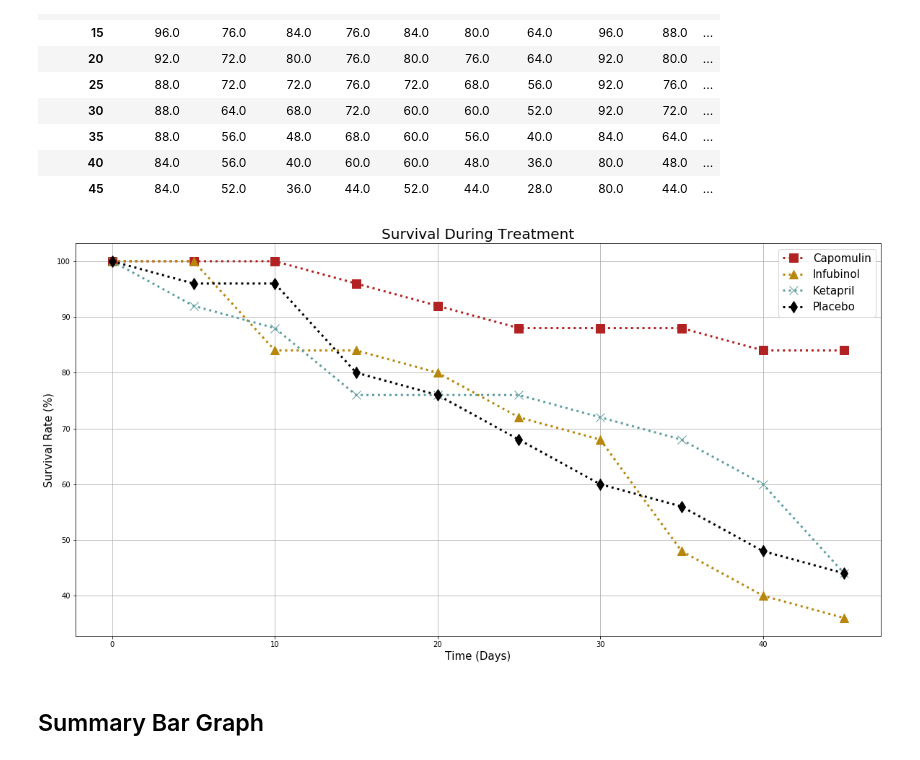
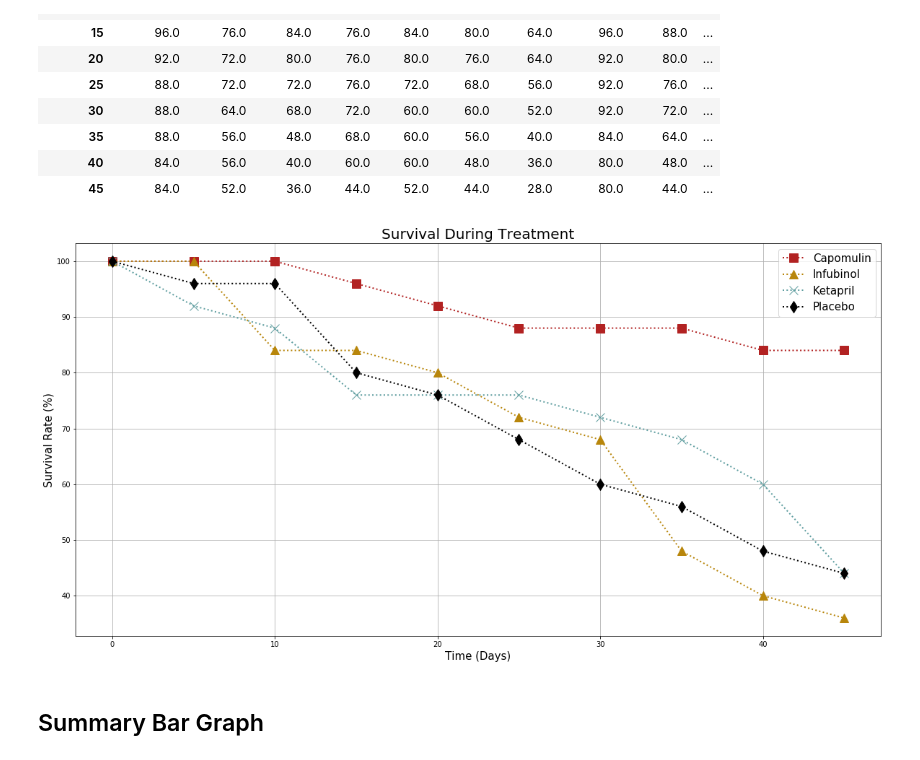
Before and after one commit to Ajstanley89/HW-5-Matplotlib, a Jupyter notebook: Pymaceuticals/pymaceuticals_solved.ipynb, the cells around one changed output. Cells and saved outputs as stored; diff of their text form; code cells hidden in the pictures.

```diff
--- a/Pymaceuticals/pymaceuticals_solved.ipynb
+++ b/Pymaceuticals/pymaceuticals_solved.ipynb
@@ -259,19 +267,19 @@ survival_rate
 # %%
 # Generate the Plot (Accounting for percentages)
 
-survival_plot = survival_rate.plot(y=drug_comp, figsize=(20,10),grid=True, linestyle=':', color=colors, ms=12, lw=3)
+survival_plot = survival_rate.plot(y=drug_comp, figsize=(20,10),grid=True, linestyle=':', color=colors, ms=12, lw=2)
 
 # set each marker to a unique marker type
 for i, style in enumerate(survival_plot.get_lines()):
     style.set_marker(markers[i])
 
 plt.legend(loc='best', prop={'size':15})
 plt.title('Survival During Treatment', fontsize=20)
 plt.xlabel('Time (Days)', fontsize=15)
 plt.ylabel('Survival Rate (%)', fontsize=15)
 plt.savefig('Images/Survival During Treatment.png')
 # %% [output]
-[figure, old version]
+[figure, new version]
 # %% [markdown]
 ## Summary Bar Graph
 # %%
```
Also changed, not shown: parts of 2 cells of this notebook, 2 other files.
